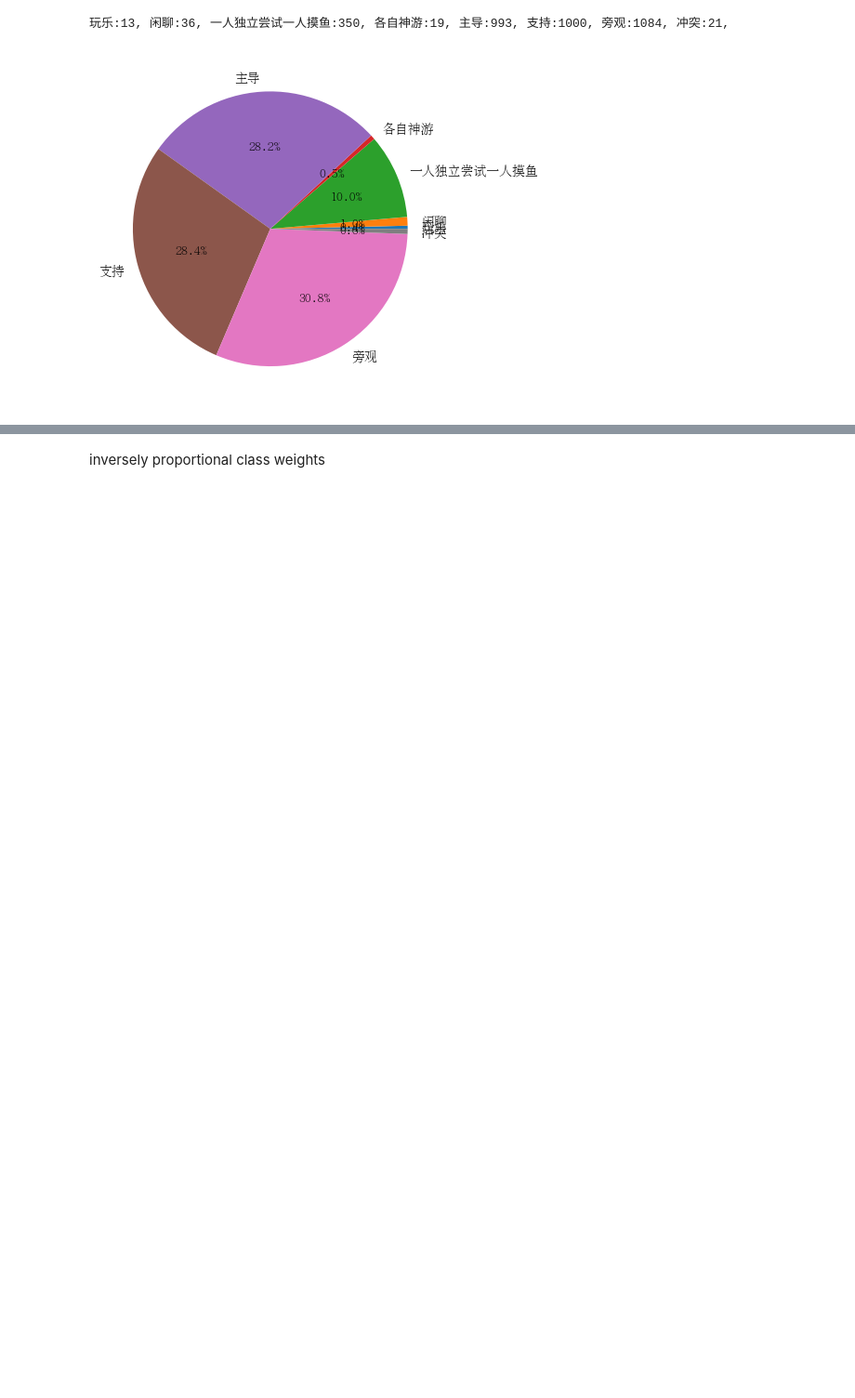
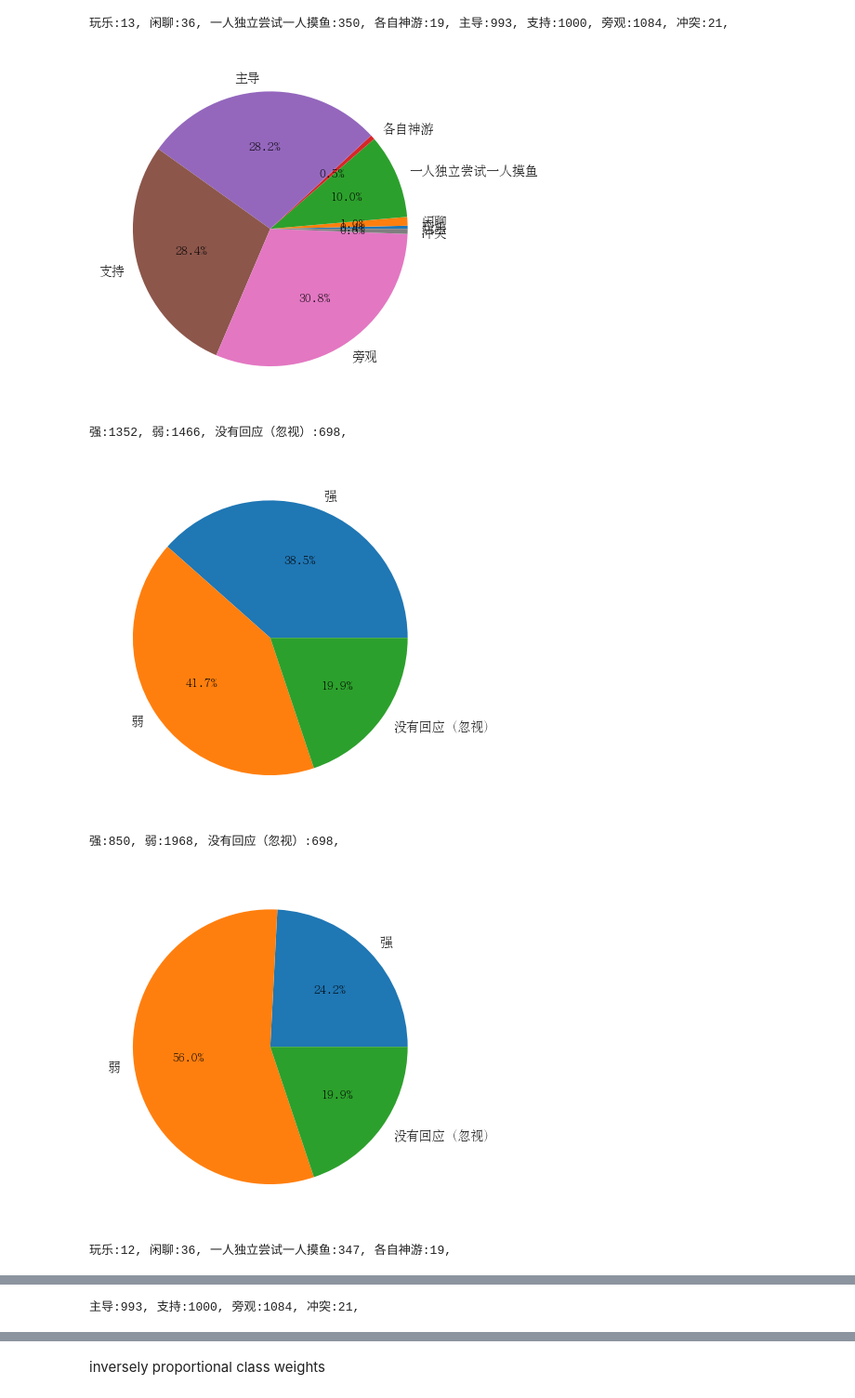
Before and after one commit to AnsonLo11/siblingsDatasetBaseline, a Jupyter notebook: train_and_test.ipynb, the cells around one changed output, grey strips where cells are left out. Shown: that part at 93% size. Cells and saved outputs as stored; diff of their text form; code cells hidden in the pictures; blank space fills up the shorter version.

```diff
--- a/train_and_test.ipynb
+++ b/train_and_test.ipynb
@@ -181,3 +199,27 @@ for i in range(4):
 [figure]
 玩乐:13, 闲聊:36, 一人独立尝试一人摸鱼:350, 各自神游:19, 主导:993, 支持:1000, 旁观:1084, 冲突:21,
 [figure]
+# %%
+# 换
+N = num_of_cls(y1_replace0,y1_replace_target)
+plt.pie(N,labels=y1_replace_target,autopct='%1.1f%%')
+plt.show()
+
+N = num_of_cls(y1_replace1,y1_replace_target)
+plt.pie(N,labels=y1_replace_target,autopct='%1.1f%%')
+plt.show()
+
+# y4-1
+N = num_of_cls(y4_1,y4_1_target)
+plt.pie(N,labels=y4_1_target,autopct='%1.1f%%')
+plt.show()
+
+N = num_of_cls(y4_2,y4_2_target)
+plt.pie(N,labels=y4_2_target,autopct='%1.1f%%')
+plt.show()
+# %% [output]
+强:1352, 弱:1466, 没有回应（忽视）:698,
+[figure, added]
+强:850, 弱:1968, 没有回应（忽视）:698,
+[figure, added]
+玩乐:12, 闲聊:36, 一人独立尝试一人摸鱼:347, 各自神游:19,
@@ -183,0 +227 @@ for i in range(4):
+主导:993, 支持:1000, 旁观:1084, 冲突:21,
```
Also changed, not shown: parts of 43 cells of this notebook.
